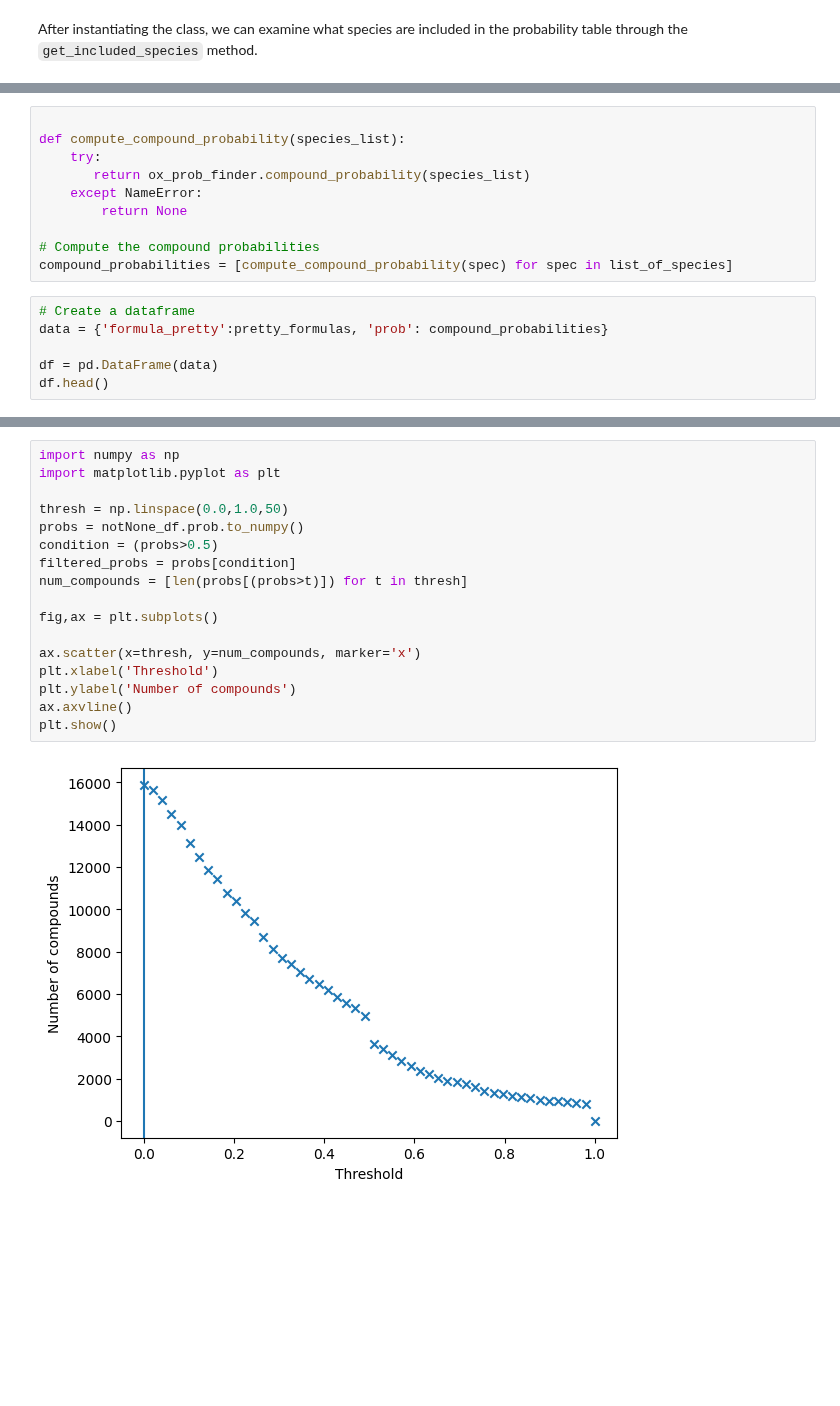
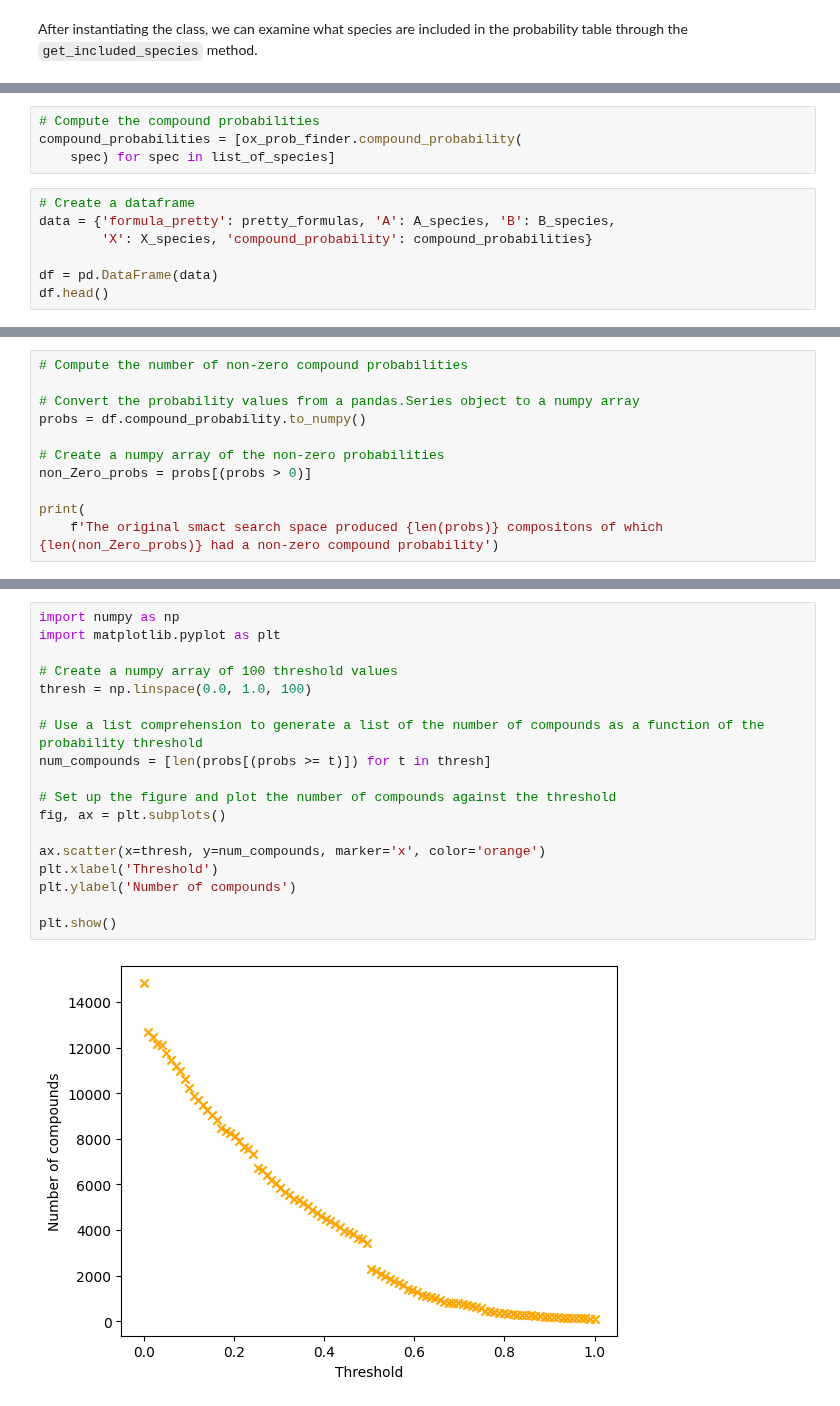
Before and after one commit to WMD-group/SMACT, a Jupyter notebook: examples/Oxidation_states/oxidation_states.ipynb, the cells around one changed output, grey strips where cells are left out. Cells and saved outputs as stored; diff of their text form; blank space fills up the shorter version.

Commit message:
Update oxidation_states.ipynb
- Additional markdown has been provided to explain the usage of the `oxidation_states` submodule and the various methods of the `Oxidation_state_probability_finder`.

```diff
--- a/examples/Oxidation_states/oxidation_states.ipynb
+++ b/examples/Oxidation_states/oxidation_states.ipynb
@@ -126,17 +184,12 @@ if __name__ == '__main__':
 The method `compound_probability` of the `Oxidation_state_probability_finder` class enables us to compute the likelihood of the metal species existing in the presence of particular anions. We will apply this to all the compounds generated by `smact`
 # %%
-
-def compute_compound_probability(species_list):
-    try:
-       return ox_prob_finder.compound_probability(species_list)
-    except NameError:
-        return None
-
 # Compute the compound probabilities
-compound_probabilities = [compute_compound_probability(spec) for spec in list_of_species]
+compound_probabilities = [ox_prob_finder.compound_probability(
+    spec) for spec in list_of_species]
 # %%
 # Create a dataframe
-data = {'formula_pretty':pretty_formulas, 'prob': compound_probabilities}
+data = {'formula_pretty': pretty_formulas, 'A': A_species, 'B': B_species,
+        'X': X_species, 'compound_probability': compound_probabilities}
 
 df = pd.DataFrame(data)
 df.head()
@@ -161,0 +203,11 @@ Finally, there are 15884 compositions which have a non-zero compound probability
+# %%
+# Compute the number of non-zero compound probabilities
+
+# Convert the probability values from a pandas.Series object to a numpy array
+probs = df.compound_probability.to_numpy()
+
+# Create a numpy array of the non-zero probabilities
+non_Zero_probs = probs[(probs > 0)]
+
+print(
+    f'The original smact search space produced {len(probs)} compositons of which {len(non_Zero_probs)} had a non-zero compound probability')
@@ -164,19 +219,20 @@ We will know plot the number of compounds as a function of the probability thres
 # %%
 import numpy as np
 import matplotlib.pyplot as plt
 
-thresh = np.linspace(0.0,1.0,50)
-probs = notNone_df.prob.to_numpy()
-condition = (probs>0.5)
-filtered_probs = probs[condition]
-num_compounds = [len(probs[(probs>t)]) for t in thresh]
+# Create a numpy array of 100 threshold values
+thresh = np.linspace(0.0, 1.0, 100)
 
-fig,ax = plt.subplots()
+# Use a list comprehension to generate a list of the number of compounds as a function of the probability threshold
+num_compounds = [len(probs[(probs >= t)]) for t in thresh]
 
-ax.scatter(x=thresh, y=num_compounds, marker='x')
+# Set up the figure and plot the number of compounds against the threshold
+fig, ax = plt.subplots()
+
+ax.scatter(x=thresh, y=num_compounds, marker='x', color='orange')
 plt.xlabel('Threshold')
 plt.ylabel('Number of compounds')
-ax.axvline()
+
 plt.show()
 # %% [output]
-[figure, old version]
+[figure, new version]
```
Also changed, not shown: parts of 22 cells of this notebook.
